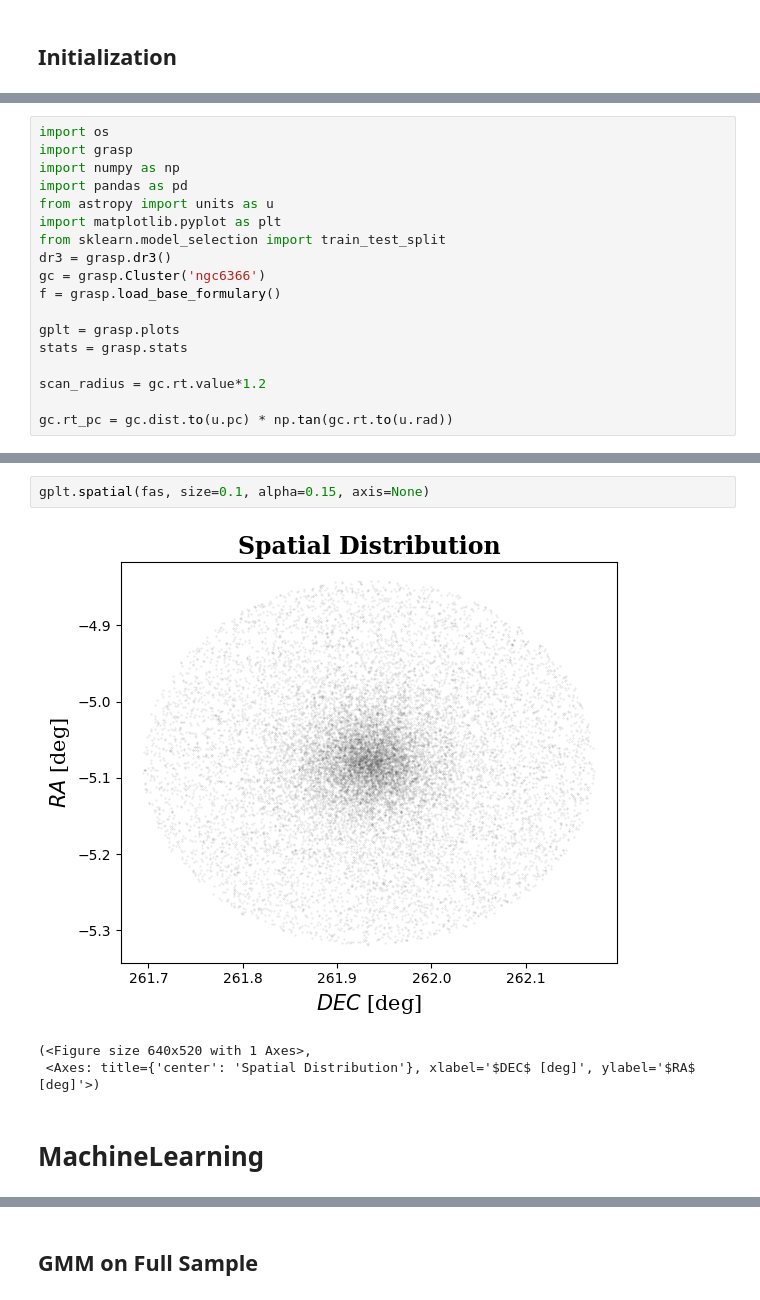
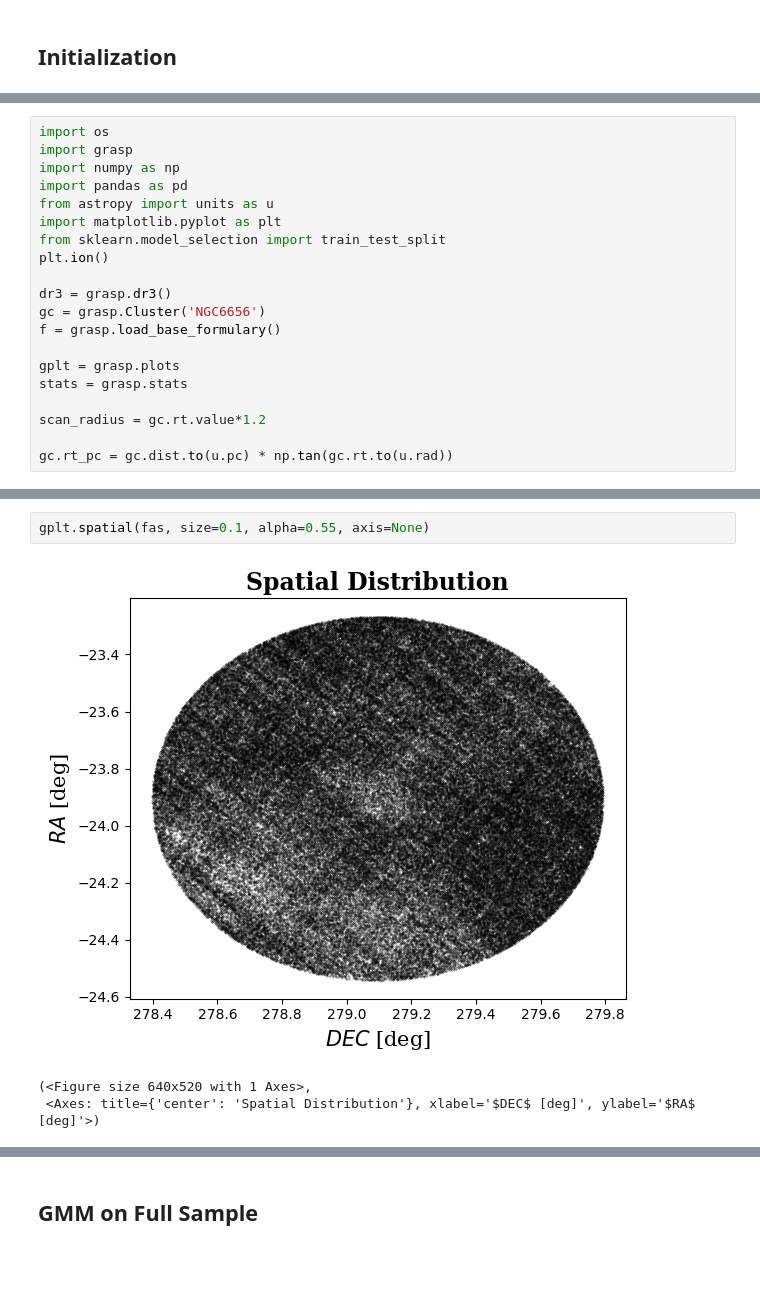
Before and after one commit to pietroferraiuolo/GRASP, a Jupyter notebook: scripts/n6366_analysis.ipynb, the cells around one changed output, grey strips where cells are left out. Drawn from its saved outputs; the diff is of its cells as text; blank space fills up the shorter version.

```diff
--- a/scripts/n6366_analysis.ipynb
+++ b/scripts/n6366_analysis.ipynb
@@ -15,8 +10,10 @@ import pandas as pd
 from astropy import units as u
 import matplotlib.pyplot as plt
 from sklearn.model_selection import train_test_split
+plt.ion()
+
 dr3 = grasp.dr3()
-gc = grasp.Cluster('ngc6366')
+gc = grasp.Cluster('NGC6656')
 f = grasp.load_base_formulary()
 
 gplt = grasp.plots
@@ -103,8 +101,6 @@ Saved stars from negative parallax: 131 (3.21%)
 # %%
-gplt.spatial(fas, size=0.1, alpha=0.15, axis=None)
+gplt.spatial(fas, size=0.1, alpha=0.55, axis=None)
 # %% [output]
-[figure, old version]
+[figure, new version]
 (<Figure size 640x520 with 1 Axes>,
  <Axes: title={'center': 'Spatial Distribution'}, xlabel='$DEC$ [deg]', ylabel='$RA$ [deg]'>)
-# %% [markdown]
-# MachineLearning
```
Also changed, not shown: parts of 240 cells of this notebook, 2 other files.
